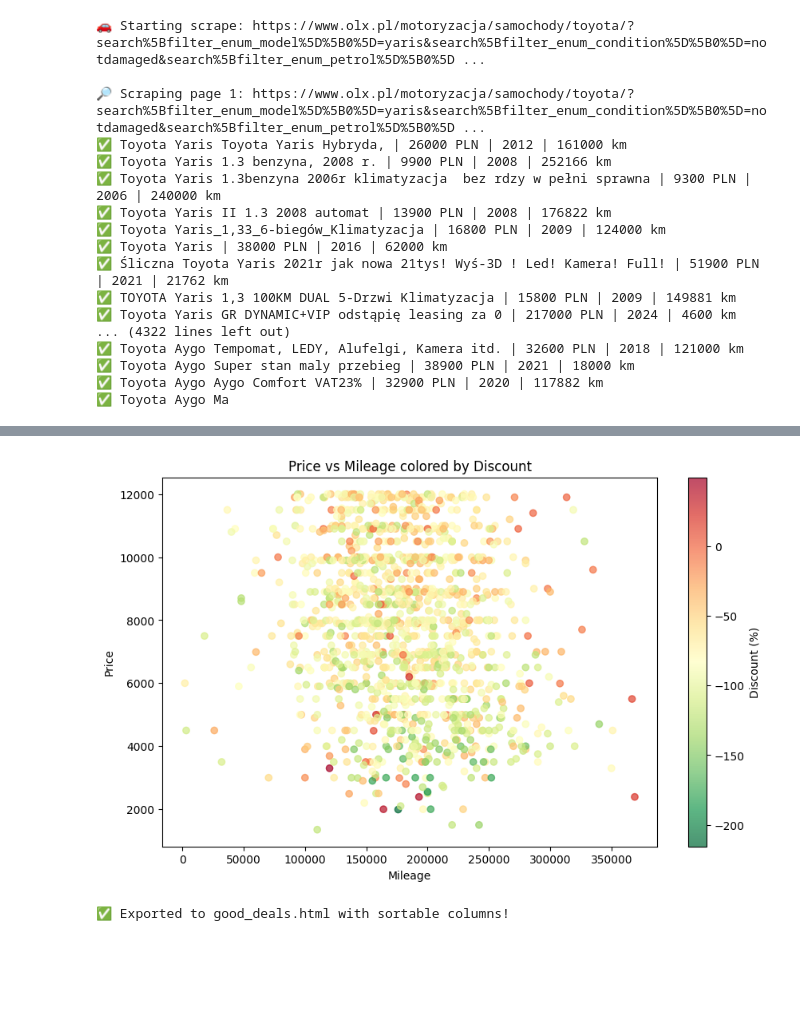
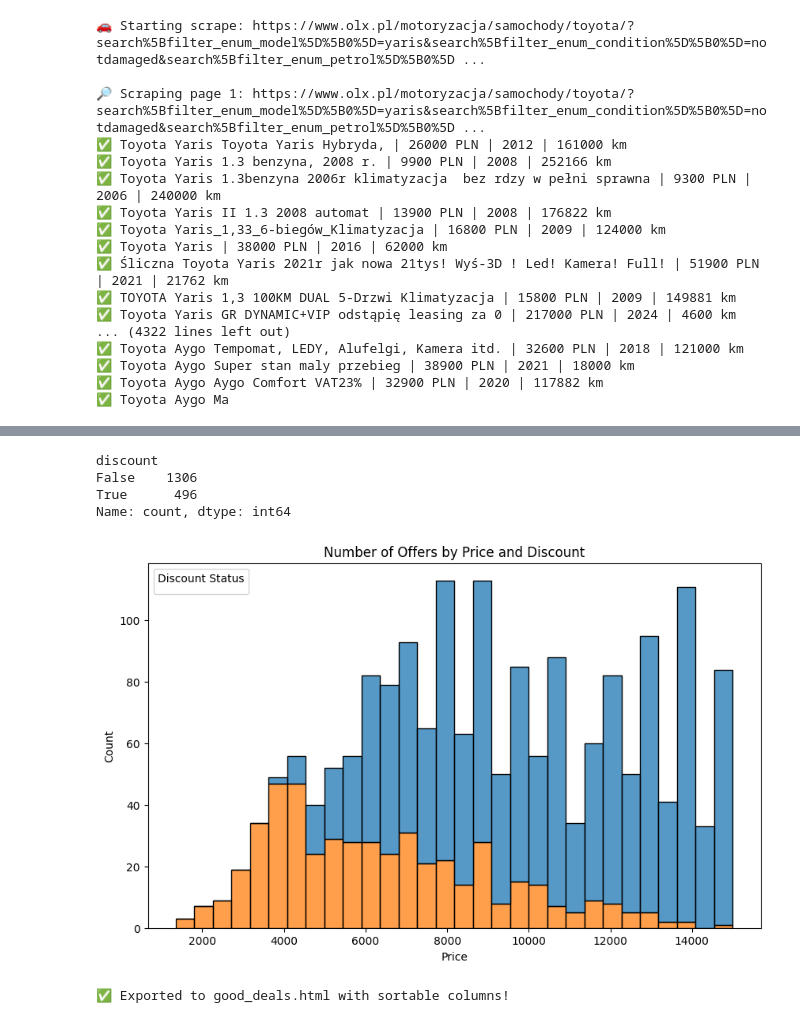
Before and after one commit to PawelLawrynowicz/olx_car_filter, a Jupyter notebook: olx.ipynb, the cells around one changed output, grey strips where cells are left out. Saved outputs shown, nothing was run; the diff lists cells and outputs as text; code cells hidden in the pictures; blank space fills up the shorter version.

Commit message:
Simplified definition of a discount

```diff
--- a/olx.ipynb
+++ b/olx.ipynb
@@ -366,37 +365,37 @@ plt.show()
 # %%
 # Group by brand_model and year
 grouped = df.groupby(['brand_model', 'year'])['price']
-# Compute Q1, Q3, IQR
-q1_prices = grouped.quantile(0.25)
-q3_prices = grouped.quantile(0.75)
-iqr_prices = q3_prices - q1_prices
-
-# Threshold: Q1 - THRESHOLD * IQR
-thresholds = q1_prices - THRESHOLD * iqr_prices
-
-# Create MultiIndex to Series mapping
-df['q1_price'] = df.set_index(['brand_model', 'year']).index.map(q1_prices)
-df['q3_price'] = df.set_index(['brand_model', 'year']).index.map(q3_prices)
-df['iqr_price'] = df.set_index(['brand_model', 'year']).index.map(iqr_prices)
 
 df['q2_price'] = df.set_index(['brand_model', 'year']).index.map(grouped.quantile(0.25))
 
-df['threshold_price'] = df.set_index(['brand_model', 'year']).index.map(thresholds)
-
 # Flag cheap offers
-df['cheap'] = df['price'] < df['q2_price']
+df['cheap'] = df['price'] <= df['q2_price']
 # Optional discount %
-df['discount'] = ((df['threshold_price'] - df['price']) / df['price'] * 100).round(1)
+df['discount'] = df['cheap'] #((df['threshold_price'] - df['price']) / df['price'] * 100).round(1)
-# %%
-plt.figure(figsize=(10, 6))
-scatter = plt.scatter(df['mileage'], df['price'], c=df['discount'], cmap='RdYlGn_r', alpha=0.7)
-plt.colorbar(scatter, label='Discount (%)')
-plt.xlabel('Mileage')
-plt.ylabel('Price')
-plt.title('Price vs Mileage colored by Discount')
-plt.show()
-# %% [output]
-[figure, removed]
+# %%
+#print(f"total offers: {len(df)} cheap offers: {(df['discount']}")
+df['discount'].value_counts()
+# %% [output]
+discount
+False    1306
+True      496
+Name: count, dtype: int64
+# %%
+plt.figure(figsize=(10,6))
+sns.histplot(
+    data=df,
+    x='price',
+    hue=df['discount'].apply(lambda x: 'Discounted' if x else 'Not Discounted'),
+    multiple='stack',
+    bins=30
+)
+plt.xlabel('Price')
+plt.ylabel('Count')
+plt.title('Number of Offers by Price and Discount')
+plt.legend(title='Discount Status')
+plt.show()
+# %% [output]
+[figure, added]
 # %%
 html_df = df.copy()
 localized_df = pd.read_csv(f"{LOCALIZED_PATH}", encoding="utf-8-sig")
```
Also changed, not shown: parts of 3 cells of this notebook.
